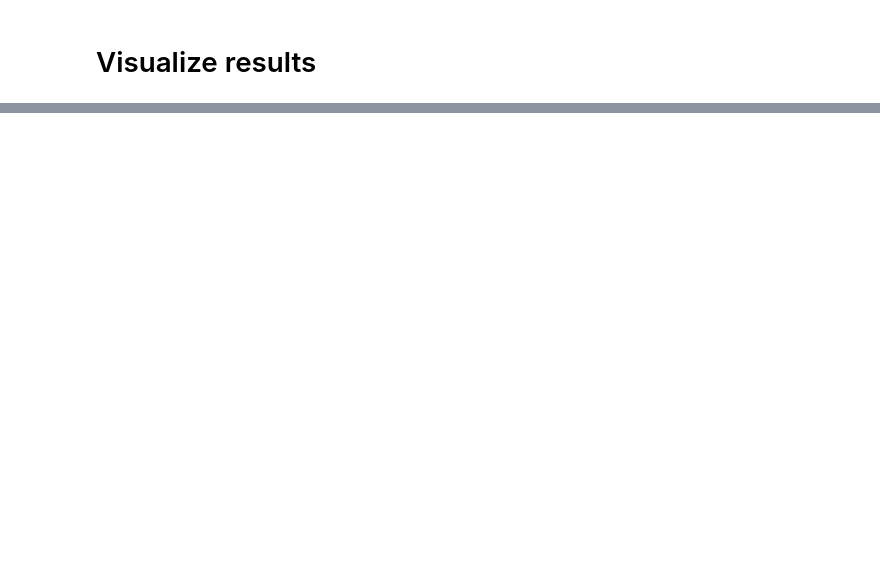
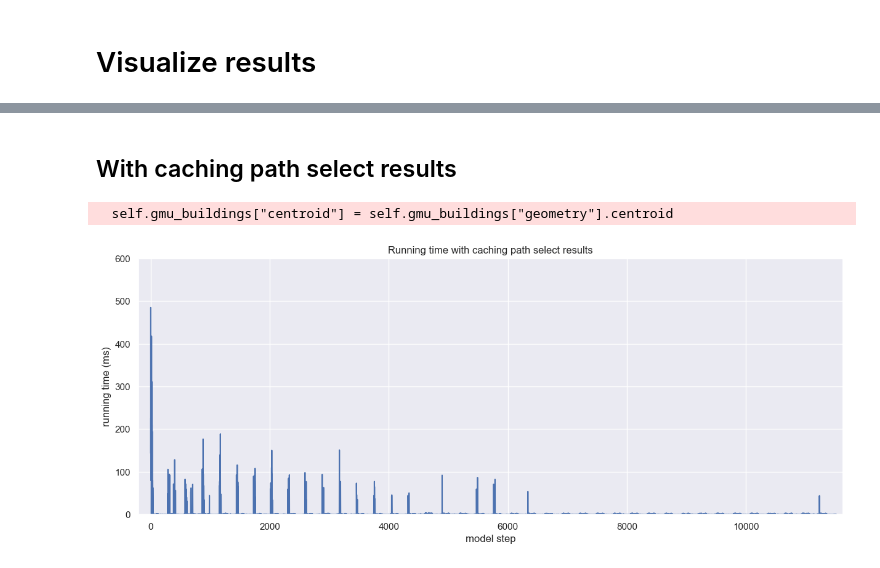
Before and after one commit to wang-boyu/agents-and-networks-in-python, a Jupyter notebook: notebooks/GMU Social Model in Python.ipynb, the cells around one changed output, grey strips where cells are left out. Saved outputs shown, nothing was run; the diff lists cells and outputs as text; code cells hidden in the pictures; blank space fills up the shorter version.

```diff
--- a/notebooks/GMU Social Model in Python.ipynb
+++ b/notebooks/GMU Social Model in Python.ipynb
@@ -186,0 +196,27 @@ plot_num_friendships(model_vars_df)
+# %% [markdown]
+## With caching path select results
+# %%
+import time
+
+
+gmu_social_model = GmuSocial(gmu_buildings_file="../data/raw/campus/Mason_bld.shp",
+                             gmu_walkway_file="../data/raw/campus/Mason_walkway_line.shp",
+                             world_size_file="../data/raw/campus/world.shp",
+                             num_commuters=109, speed=5)
+
+runtime_no_cache = []
+for _ in tqdm(range(11520)):
+    start_time = time.time()
+    gmu_social_model.step()
+    runtime_no_cache.append(time.time() - start_time)
+
+runtime_no_cache_df = pd.DataFrame({"running time (ms)": np.array(runtime_no_cache) * 1e3, "model step": np.arange(len(runtime_no_cache))})
+sns.relplot(x="model step", y="running time (ms)", data=runtime_no_cache_df, kind="line", aspect=2.5, height=5)
+plt.xlim([-200, len(runtime_no_cache) + 100])
+plt.ylim([0.0, 600.0])
+plt.title("Running time with caching path select results")
+
+plt.savefig("../outputs/figures/runtime_with_caching_paths.png", dpi=100, bbox_inches="tight")
+# %% [output]
+  self.gmu_buildings["centroid"] = self.gmu_buildings["geometry"].centroid
+[figure, added]
```
Also changed, not shown: parts of 7 cells of this notebook, 4 other files.
